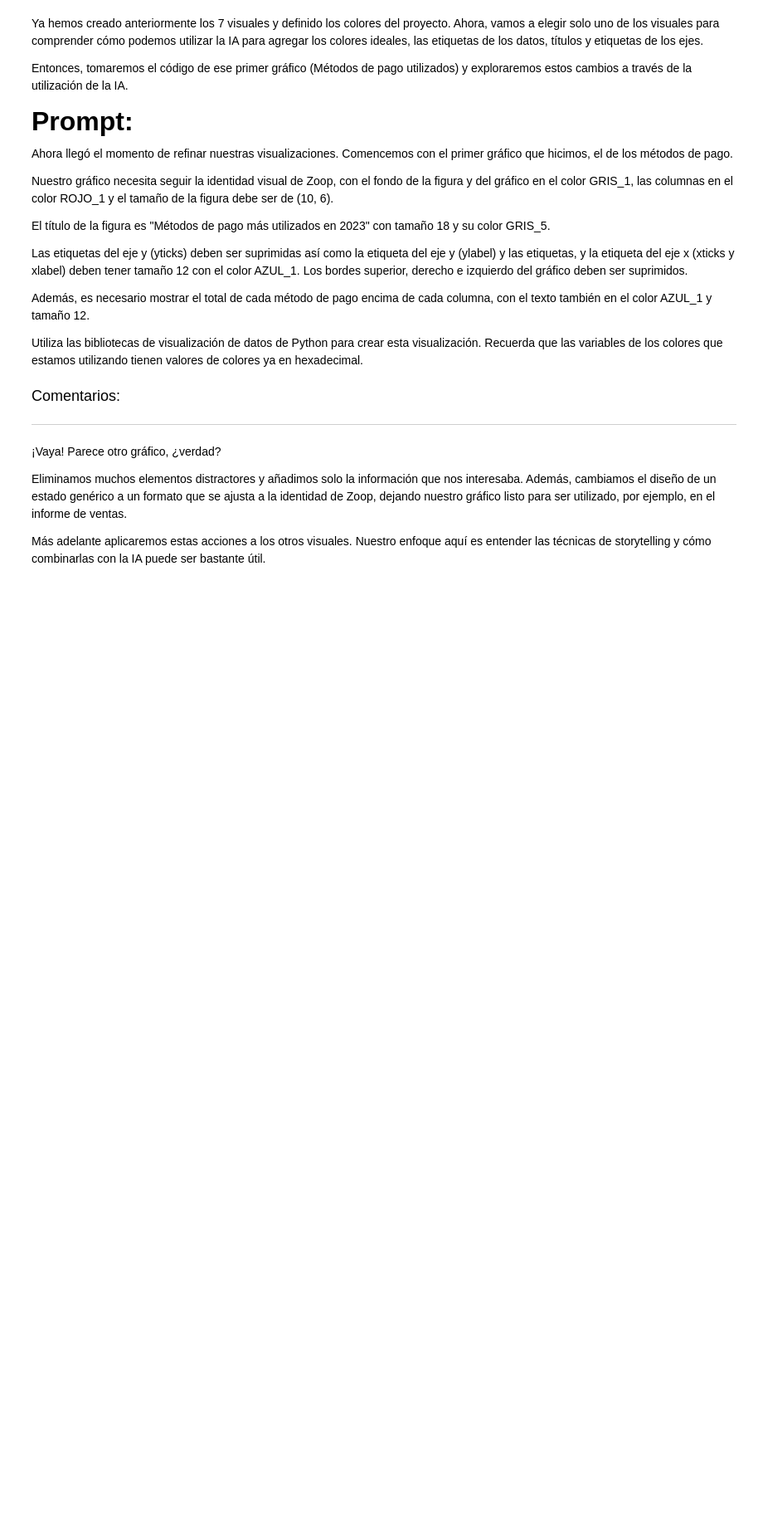
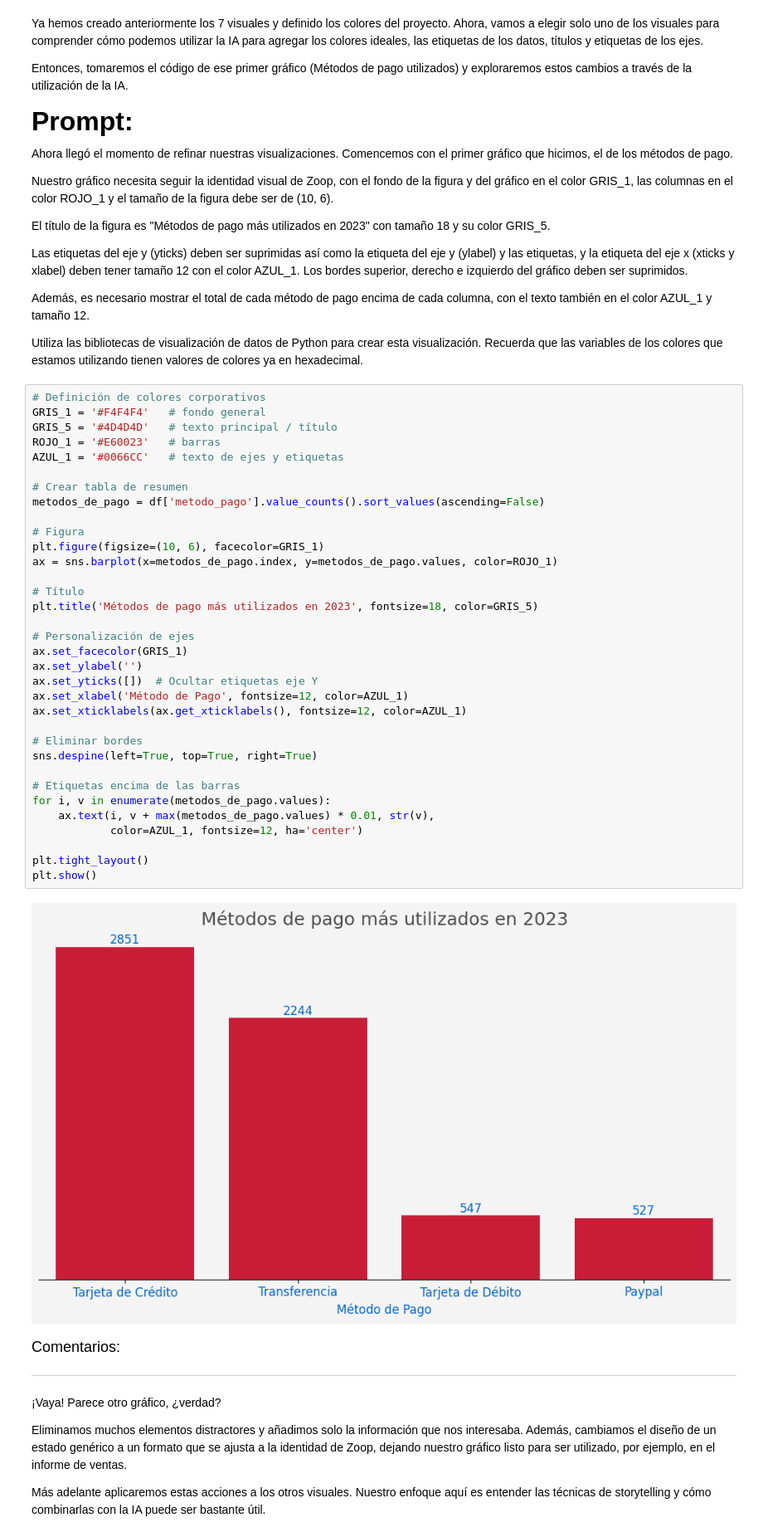
Before and after one commit to ElsaMolina/CursoPandas1, a Jupyter notebook: IA_aplicada_a_ciencia_de_datos.ipynb, the cells around one changed output. Shown at 83% size. Drawn from its saved outputs; the diff is of its cells as text; blank space fills up the shorter version.

Commit message:
Topic 3: Generando más visualizaciones Topic 4: Técnicas de Storytelling

```diff
--- a/IA_aplicada_a_ciencia_de_datos.ipynb
+++ b/IA_aplicada_a_ciencia_de_datos.ipynb
@@ -1049,6 +1104,42 @@ Las etiquetas del eje y (yticks) deben ser suprimidas así como la etiqueta del
 Además, es necesario mostrar el total de cada método de pago encima de cada columna, con el texto también en el color AZUL_1 y tamaño 12.
 
 Utiliza las bibliotecas de visualización de datos de Python para crear esta visualización. Recuerda que las variables de los colores que estamos utilizando tienen valores de colores ya en hexadecimal.
+# %%
+# Definición de colores corporativos
+GRIS_1 = '#F4F4F4'   # fondo general
+GRIS_5 = '#4D4D4D'   # texto principal / título
+ROJO_1 = '#E60023'   # barras
+AZUL_1 = '#0066CC'   # texto de ejes y etiquetas
+
+# Crear tabla de resumen
+metodos_de_pago = df['metodo_pago'].value_counts().sort_values(ascending=False)
+
+# Figura
+plt.figure(figsize=(10, 6), facecolor=GRIS_1)
+ax = sns.barplot(x=metodos_de_pago.index, y=metodos_de_pago.values, color=ROJO_1)
+
+# Título
+plt.title('Métodos de pago más utilizados en 2023', fontsize=18, color=GRIS_5)
+
+# Personalización de ejes
+ax.set_facecolor(GRIS_1)
+ax.set_ylabel('')
+ax.set_yticks([])  # Ocultar etiquetas eje Y
+ax.set_xlabel('Método de Pago', fontsize=12, color=AZUL_1)
+ax.set_xticklabels(ax.get_xticklabels(), fontsize=12, color=AZUL_1)
+
+# Eliminar bordes
+sns.despine(left=True, top=True, right=True)
+
+# Etiquetas encima de las barras
+for i, v in enumerate(metodos_de_pago.values):
+    ax.text(i, v + max(metodos_de_pago.values) * 0.01, str(v),
+            color=AZUL_1, fontsize=12, ha='center')
+
+plt.tight_layout()
+plt.show()
+# %% [output]
+[figure, added]
 # %% [markdown]
 <font color="7b71ff" size=4> Comentarios: </font>
 
```
Also changed, not shown: parts of 16 cells of this notebook.
